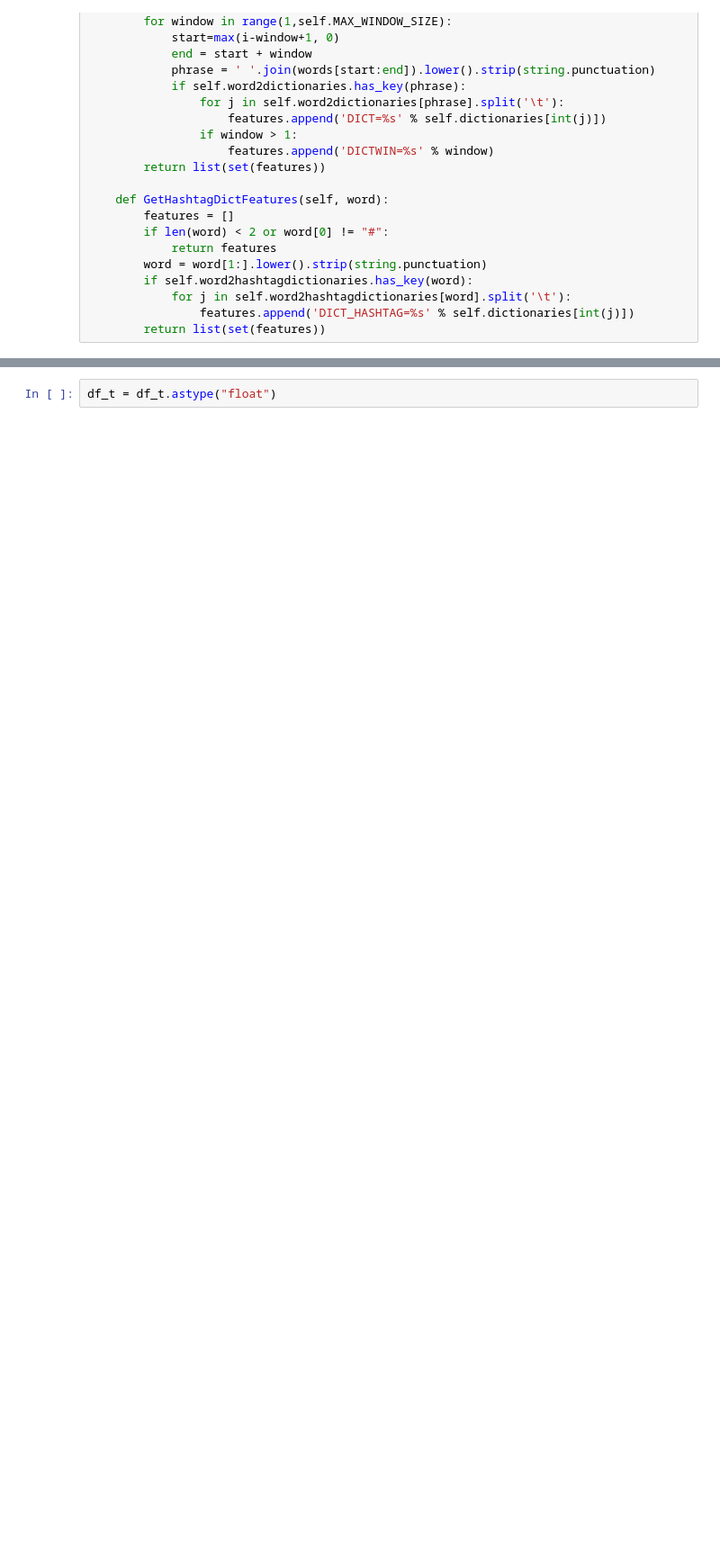
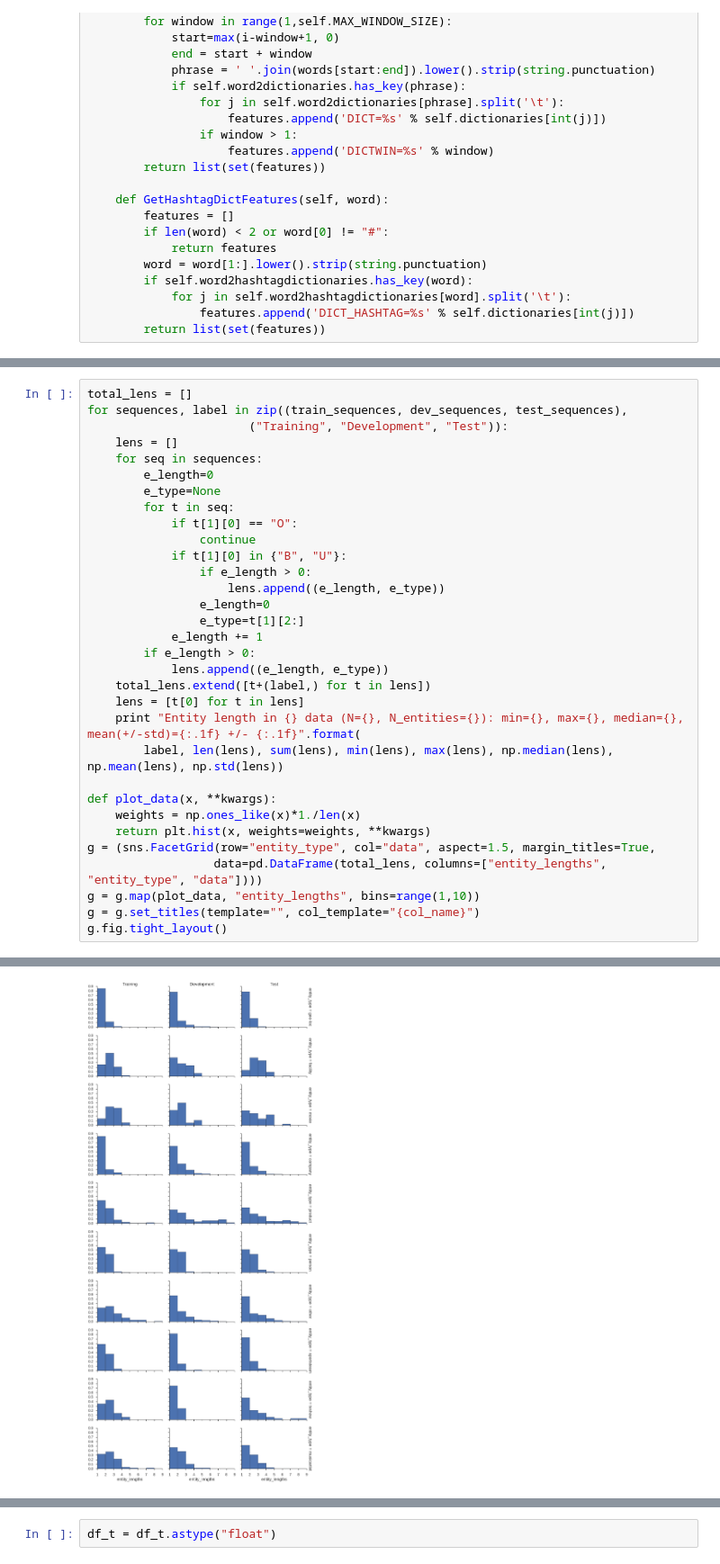
Before and after one commit to napsternxg/TwitterNER, a Jupyter notebook: Paper Figures.ipynb, the cells around one changed output, grey strips where cells are left out. Shown at 90% size. Saved outputs shown, nothing was run; the diff lists cells and outputs as text; blank space fills up the shorter version.

```diff
--- a/Paper Figures.ipynb
+++ b/Paper Figures.ipynb
@@ -254,0 +281,33 @@ Counter({'person': 693, 'geo-loc': 439, 'other': 404, 'company': 243, 'sportstea
+# %%
+total_lens = []
+for sequences, label in zip((train_sequences, dev_sequences, test_sequences),
+                       ("Training", "Development", "Test")):
+    lens = []
+    for seq in sequences:
+        e_length=0
+        e_type=None
+        for t in seq:
+            if t[1][0] == "O":
+                continue
+            if t[1][0] in {"B", "U"}:
+                if e_length > 0:
+                    lens.append((e_length, e_type))
+                e_length=0
+                e_type=t[1][2:]
+            e_length += 1
+        if e_length > 0:
+            lens.append((e_length, e_type))
+    total_lens.extend([t+(label,) for t in lens])
+    lens = [t[0] for t in lens]
+    print "Entity length in {} data (N={}, N_entities={}): min={}, max={}, median={}, mean(+/-std)={:.1f} +/- {:.1f}".format(
+        label, len(lens), sum(lens), min(lens), max(lens), np.median(lens), np.mean(lens), np.std(lens))
+
+def plot_data(x, **kwargs):
+    weights = np.ones_like(x)*1./len(x)
+    return plt.hist(x, weights=weights, **kwargs)
+g = (sns.FacetGrid(row="entity_type", col="data", aspect=1.5, margin_titles=True,
+                  data=pd.DataFrame(total_lens, columns=["entity_lengths", "entity_type", "data"])))
+g = g.map(plot_data, "entity_lengths", bins=range(1,10))
+g = g.set_titles(template="", col_template="{col_name}")
+g.fig.tight_layout()
+# %% [output]
@@ -255,3 +317,4 @@ Counter({'person': 693, 'geo-loc': 439, 'other': 404, 'company': 243, 'sportstea
+[figure, added]
 # %%
 phrase_types_training = [(t[1][2:], "training") for seq in (train_sequences) for t in seq if t[1][0] in ["B", "U"]]
 phrase_types_dev = [(t[1][2:], "dev") for seq in (dev_sequences) for t in seq if t[1][0] in ["B", "U"]]
```
Also changed, not shown: parts of 24 cells of this notebook, 3 other files.
